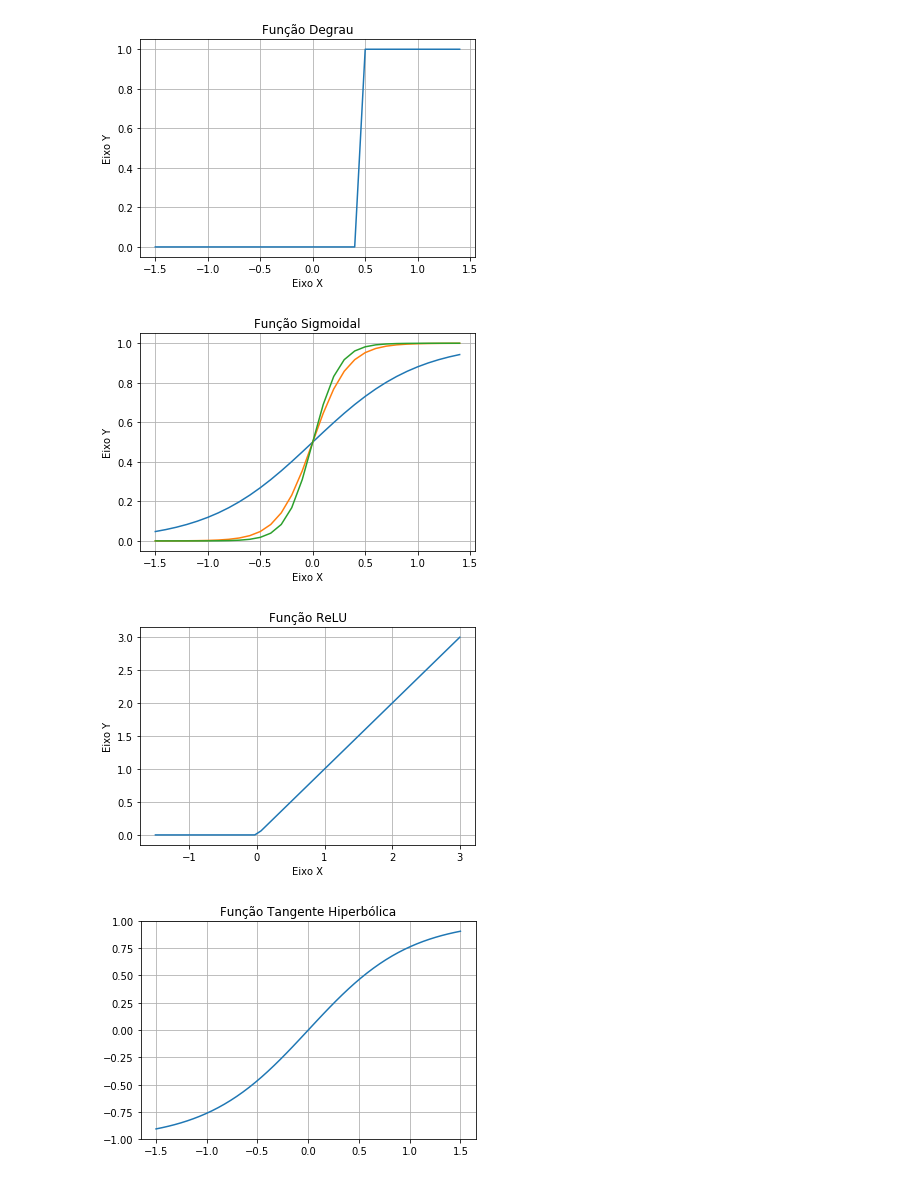
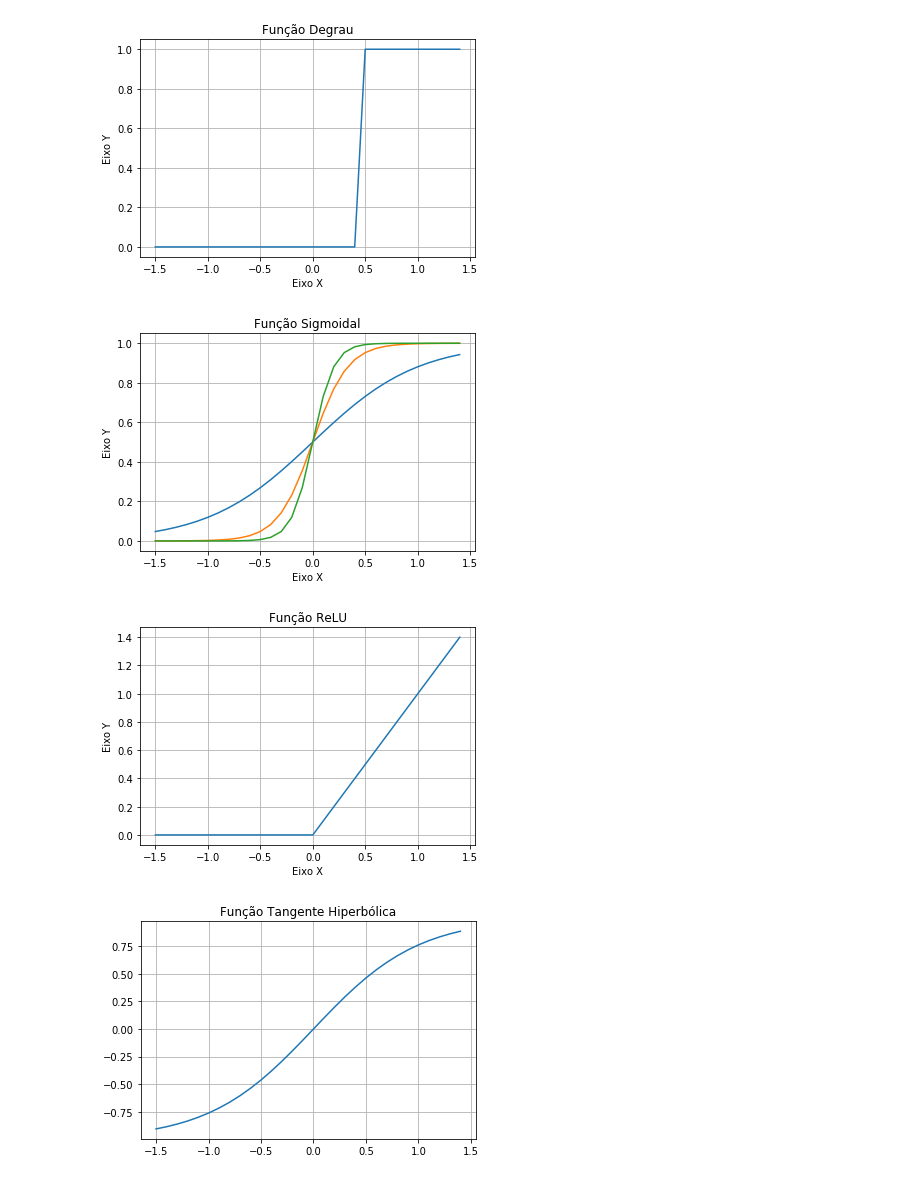
Before and after one commit to julianyraiol/RNA-Works, a Jupyter notebook: Projeto_3/projeto_3.ipynb, the cells around one changed output. Saved outputs shown, nothing was run; the diff lists cells and outputs as text; code cells hidden in the pictures.

```diff
--- a/Projeto_3/projeto_3.ipynb
+++ b/Projeto_3/projeto_3.ipynb
@@ -190,7 +189,7 @@ def sigmoid(x, cons):
 # %%
 y1 = [sigmoid(xi, 2) for xi in x]
 y2 = [sigmoid(xi, 6)for xi in x]
-y3 = [sigmoid(xi, 8) for xi in x]
+y3 = [sigmoid(xi, 10) for xi in x]
 
 plt.plot(x, y1)
 plt.plot(x, y2)
@@ -203,29 +202,27 @@ plt.title('Função Sigmoidal')
 plt.grid()
 plt.show()
 # %% [output]
-[figure, old version]
+[figure, new version]
 # %%
 def ReLU(x):
     return np.maximum(0.0, x)
 
-Z = np.linspace(-1.5, 3)
-plt.plot(Z, ReLU(Z))
+plt.plot(x, ReLU(x))
 plt.xlabel('Eixo X')
 plt.ylabel('Eixo Y')
 plt.title('Função ReLU')
 plt.grid()
 plt.show()
 # %% [output]
-[figure, old version]
+[figure, new version]
 # %%
 def tanh(x):
     return np.tanh(x)
 
 
-X = np.linspace(-1.5, 1.5)
-plt.plot(X, tanh(X))
+plt.plot(x,tanh(x))
 plt.title('Função Tangente Hiperbólica')
 plt.grid()
 plt.show()
 # %% [output]
-[figure, old version]
+[figure, new version]
```
Also changed, not shown: parts of 4 cells of this notebook.
